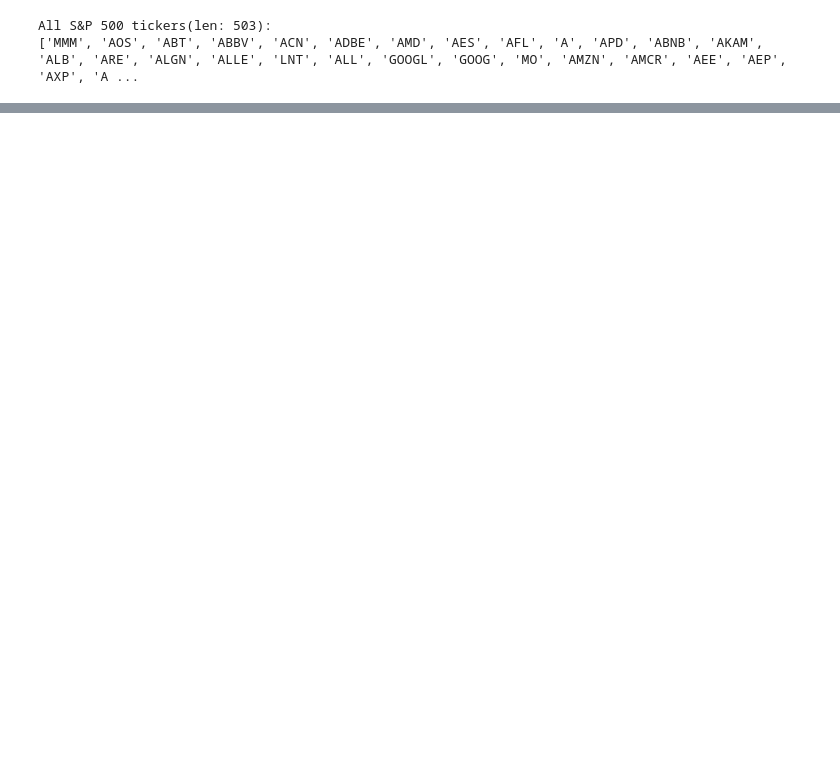
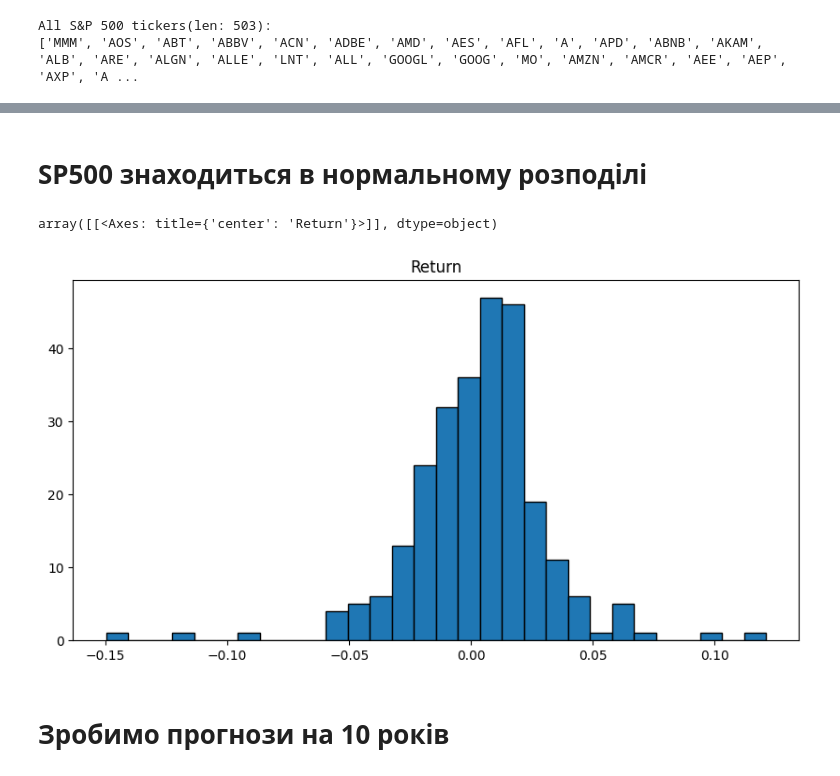
Before and after one commit to SerhiiDolhopolov/portfolio_optimization, a Jupyter notebook: main.ipynb, the cells around one changed output, grey strips where cells are left out. Saved outputs shown, nothing was run; the diff lists cells and outputs as text; code cells hidden in the pictures; blank space fills up the shorter version.

```diff
--- a/main.ipynb
+++ b/main.ipynb
@@ -235,0 +158,15 @@ sp500_train_df
+# %% [markdown]
+# SP500 знаходиться в нормальному розподілі
+# %%
+sp500_train_df.hist(
+    column='Return',
+    bins=30,
+    figsize=(10, 5),
+    grid=False,
+    edgecolor='black'
+)
+# %% [output]
+array([[<Axes: title={'center': 'Return'}>]], dtype=object)
+[figure, added]
+# %% [markdown]
+# Зробимо прогнози на 10 років
```
Also changed, not shown: parts of 86 cells of this notebook, 12 other files.
